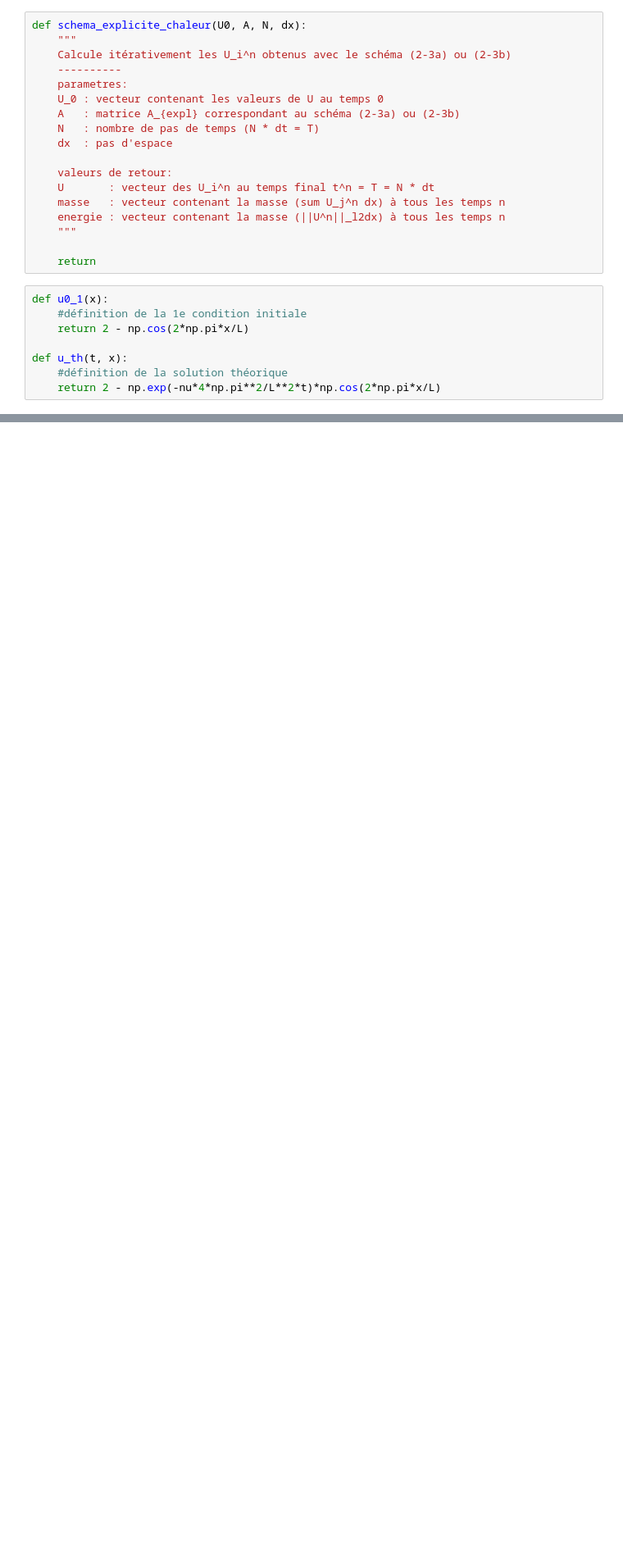
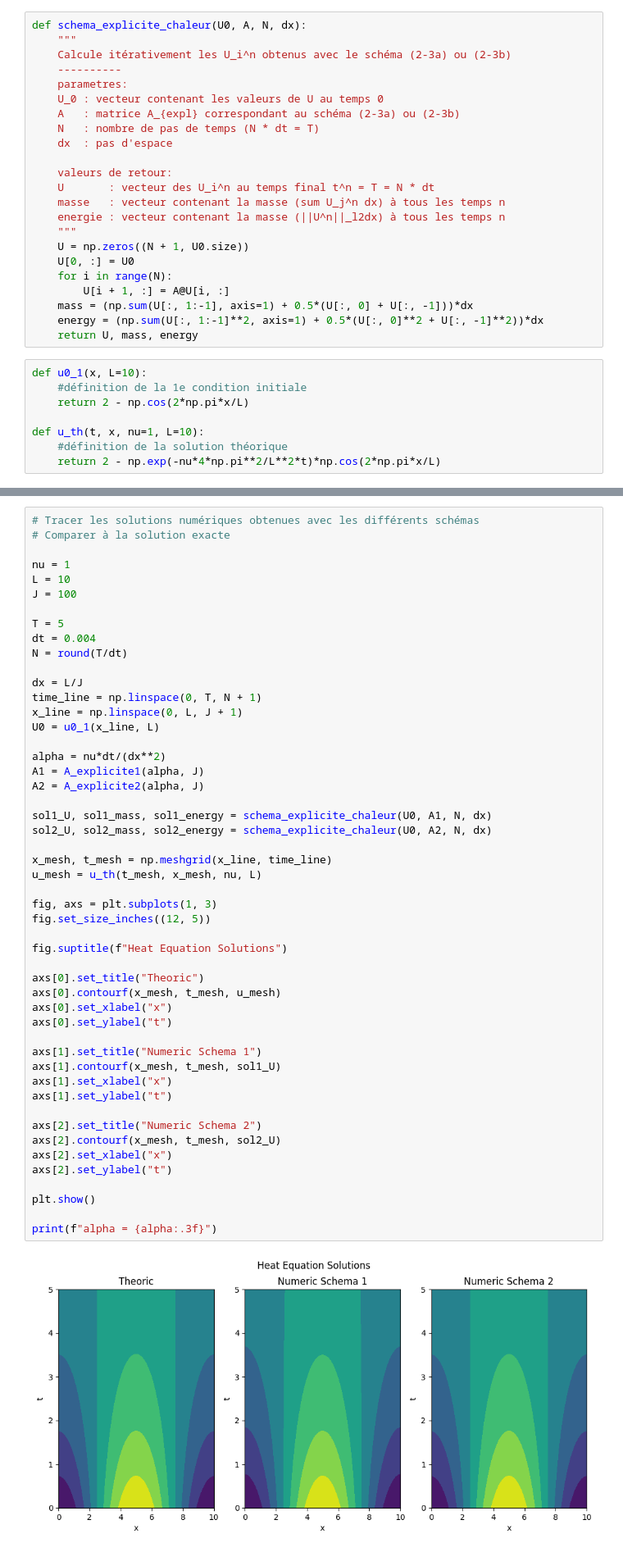
Before and after one commit to Eric-Guerra-Ribeiro/AMP_41012, a Jupyter notebook: pc9.ipynb, the cells around one changed output, grey strips where cells are left out. Shown at 82% size. Drawn from its saved outputs; the diff is of its cells as text; blank space fills up the shorter version.

```diff
--- a/pc9.ipynb
+++ b/pc9.ipynb
@@ -228,13 +235,18 @@ def schema_explicite_chaleur(U0, A, N, dx):
     masse   : vecteur contenant la masse (sum U_j^n dx) à tous les temps n
     energie : vecteur contenant la masse (||U^n||_l2dx) à tous les temps n
     """
-
-    return
+    U = np.zeros((N + 1, U0.size))
+    U[0, :] = U0
+    for i in range(N):
+        U[i + 1, :] = A@U[i, :]
+    mass = (np.sum(U[:, 1:-1], axis=1) + 0.5*(U[:, 0] + U[:, -1]))*dx
+    energy = (np.sum(U[:, 1:-1]**2, axis=1) + 0.5*(U[:, 0]**2 + U[:, -1]**2))*dx
+    return U, mass, energy
 # %%
-def u0_1(x):
+def u0_1(x, L=10):
     #définition de la 1e condition initiale
     return 2 - np.cos(2*np.pi*x/L)
 
-def u_th(t, x):
+def u_th(t, x, nu=1, L=10):
     #définition de la solution théorique
     return 2 - np.exp(-nu*4*np.pi**2/L**2*t)*np.cos(2*np.pi*x/L)
@@ -251,0 +253,52 @@ def u_th(t, x):
+# %%
+# Tracer les solutions numériques obtenues avec les différents schémas
+# Comparer à la solution exacte
+
+nu = 1
+L = 10
+J = 100
+
+T = 5
+dt = 0.004
+N = round(T/dt)
+
+dx = L/J
+time_line = np.linspace(0, T, N + 1)
+x_line = np.linspace(0, L, J + 1)
+U0 = u0_1(x_line, L)
+
+alpha = nu*dt/(dx**2)
+A1 = A_explicite1(alpha, J)
+A2 = A_explicite2(alpha, J)
+
+sol1_U, sol1_mass, sol1_energy = schema_explicite_chaleur(U0, A1, N, dx)
+sol2_U, sol2_mass, sol2_energy = schema_explicite_chaleur(U0, A2, N, dx)
+
+x_mesh, t_mesh = np.meshgrid(x_line, time_line)
+u_mesh = u_th(t_mesh, x_mesh, nu, L)
+
+fig, axs = plt.subplots(1, 3)
+fig.set_size_inches((12, 5))
+
+fig.suptitle(f"Heat Equation Solutions")
+
+axs[0].set_title("Theoric")
+axs[0].contourf(x_mesh, t_mesh, u_mesh)
+axs[0].set_xlabel("x")
+axs[0].set_ylabel("t")
+
+axs[1].set_title("Numeric Schema 1")
+axs[1].contourf(x_mesh, t_mesh, sol1_U)
+axs[1].set_xlabel("x")
+axs[1].set_ylabel("t")
+
+axs[2].set_title("Numeric Schema 2")
+axs[2].contourf(x_mesh, t_mesh, sol2_U)
+axs[2].set_xlabel("x")
+axs[2].set_ylabel("t")
+
+plt.show()
+
+print(f"alpha = {alpha:.3f}")
+# %% [output]
+[figure, added]
```
Also changed, not shown: parts of 43 cells of this notebook.
